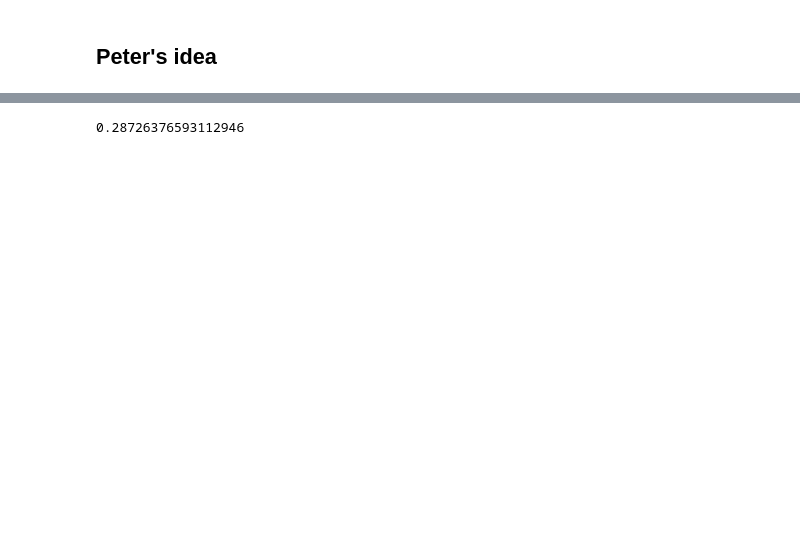
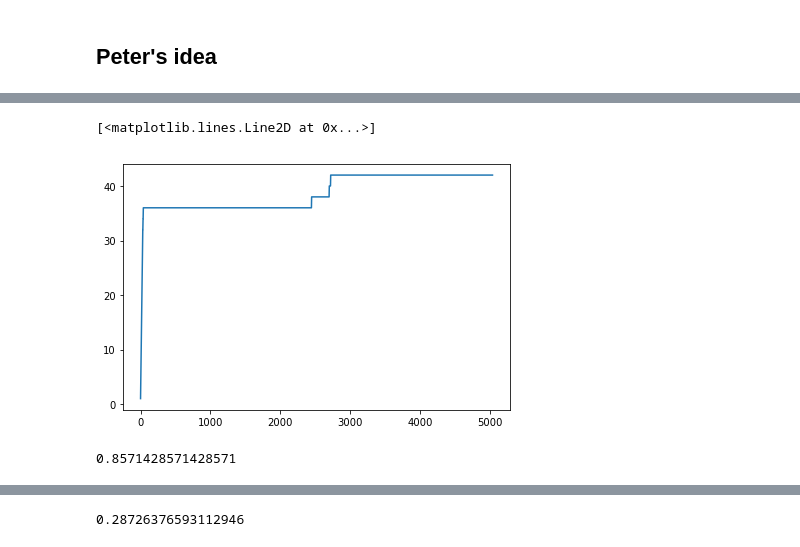
Before and after one commit to steffanpaul/rna_secstructure_code, a Jupyter notebook: bpfilter_dev/bplearning metric.ipynb, the cells around one changed output, grey strips where cells are left out. Saved outputs shown, nothing was run; the diff lists cells and outputs as text; code cells hidden in the pictures; blank space fills up the shorter version.

```diff
--- a/bpfilter_dev/bplearning metric.ipynb
+++ b/bpfilter_dev/bplearning metric.ipynb
@@ -334,3 +372,16 @@ array([ 1.,  1.,  1.,  1.,  1.,  1.,  1.,  1.,  1.,  1.,  1.,  1.,  1.,
+# %%
+hits = [np.sum(ac_stretch[bp_index][:i]) for i in range(1,len(bp_stretch))]
+hits = np.cumsum(ac_stretch[bp_index])
+plt.figure()
+plt.plot(range(len(bp_stretch)), hits)
+# %% [output]
+[<matplotlib.lines.Line2D at 0x...>]
+[figure, added]
+# %%
+PPV = np.sum(ac_stretch[bp_index][:numbp])/(numbp)
+PPV
+# %% [output]
+0.8571428571428571
 # %%
 bp_stretch = np.ravel(C)
 ac_stretch = np.ravel(s)
```
Also changed, not shown: parts of 15 cells of this notebook, 8 other files.
